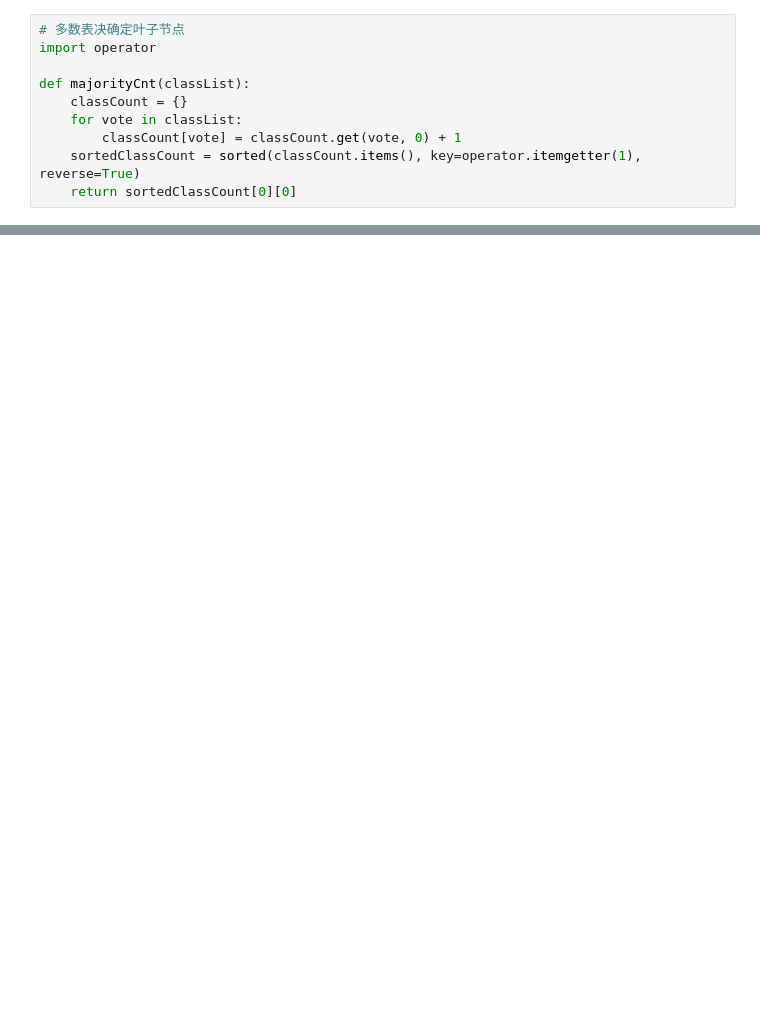
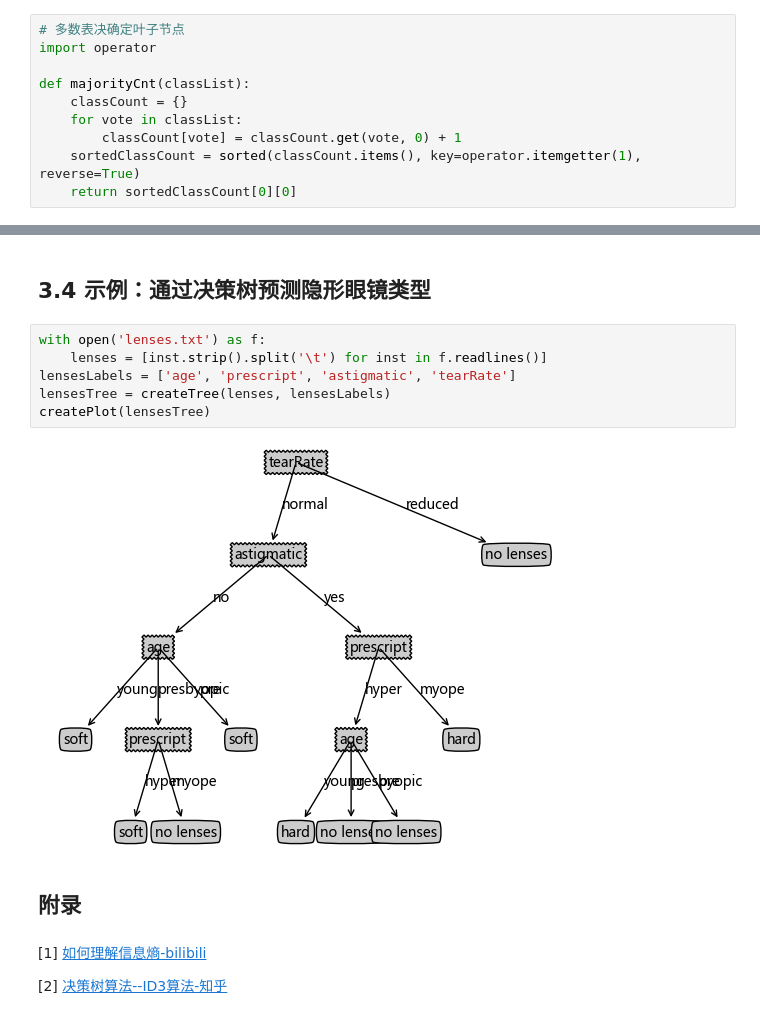
Before and after one commit to Lograthmic/machinelearninginaction3x, a Jupyter notebook: Ch03/note.ipynb, the cells around one changed output, grey strips where cells are left out. Saved outputs shown, nothing was run; the diff lists cells and outputs as text; blank space fills up the shorter version.

```diff
--- a/Ch03/note.ipynb
+++ b/Ch03/note.ipynb
@@ -142,0 +289,16 @@ print("三分类树：{}".format(tree2))
+# %% [markdown]
+## 3.4 示例：通过决策树预测隐形眼镜类型
+# %%
+with open('lenses.txt') as f:
+    lenses = [inst.strip().split('\t') for inst in f.readlines()]
+lensesLabels = ['age', 'prescript', 'astigmatic', 'tearRate']
+lensesTree = createTree(lenses, lensesLabels)
+createPlot(lensesTree)
+# %% [output]
+[figure, added]
+# %% [markdown]
+## 附录
+# %% [markdown]
+[1] [如何理解信息熵-bilibili](https://www.bilibili.com/video/BV1oX4y1w7aG)
+
+[2] [决策树算法--ID3算法-知乎](https://zhuanlan.zhihu.com/p/133846252)
```
Also changed, not shown: parts of 17 cells of this notebook, 2 other files.
